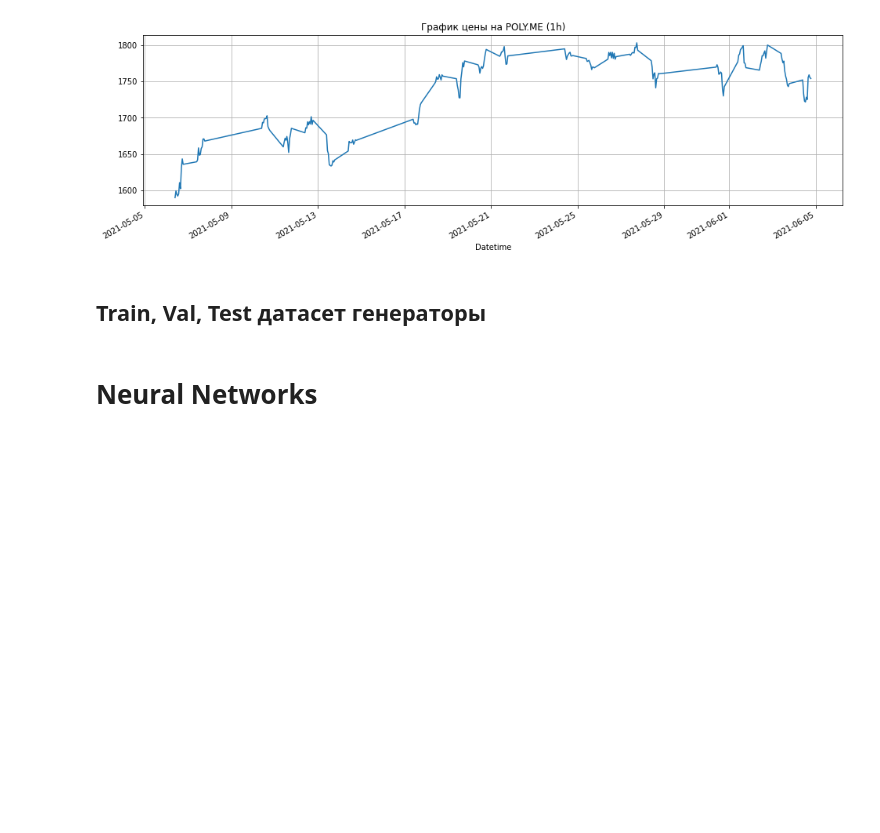
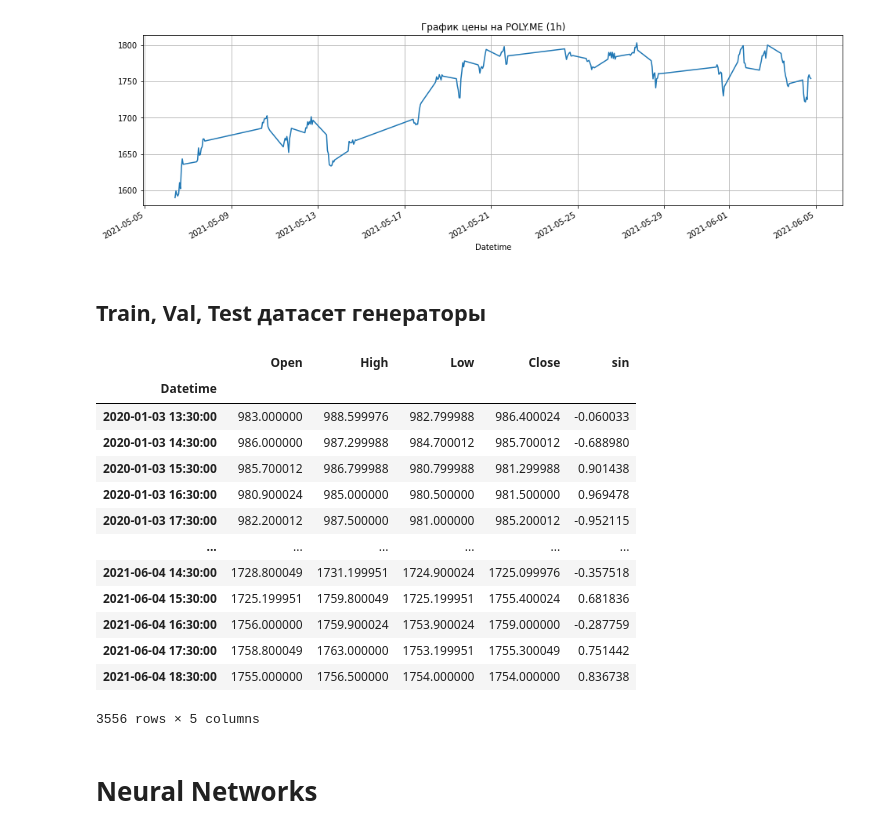
Before and after one commit to ikonushok/AI-Traiding, a Jupyter notebook: The_basics_of_using_NN_in_trading/notebooks/Pivot_points_NN.ipynb, the cells around one changed output. Cells and saved outputs as stored; diff of their text form; code cells hidden in the pictures; blank space fills up the shorter version.

```diff
--- a/The_basics_of_using_NN_in_trading/notebooks/Pivot_points_NN.ipynb
+++ b/The_basics_of_using_NN_in_trading/notebooks/Pivot_points_NN.ipynb
@@ -298,3 +294,20 @@ ensemble = ds.ensemble
+# %%
+ds.data_before_scaling
+# %% [output]
+|  | Open | High | Low | Close | sin |
+| Datetime |  |  |  |  |  |
+| 2020-01-03 13:30:00 | 983.000000 | 988.599976 | 982.799988 | 986.400024 | -0.060033 |
+| 2020-01-03 14:30:00 | 986.000000 | 987.299988 | 984.700012 | 985.700012 | -0.688980 |
+| 2020-01-03 15:30:00 | 985.700012 | 986.799988 | 980.799988 | 981.299988 | 0.901438 |
+| 2020-01-03 16:30:00 | 980.900024 | 985.000000 | 980.500000 | 981.500000 | 0.969478 |
+| 2020-01-03 17:30:00 | 982.200012 | 987.500000 | 981.000000 | 985.200012 | -0.952115 |
+| ... | ... | ... | ... | ... | ... |
+| 2021-06-04 14:30:00 | 1728.800049 | 1731.199951 | 1724.900024 | 1725.099976 | -0.357518 |
+| 2021-06-04 15:30:00 | 1725.199951 | 1759.800049 | 1725.199951 | 1755.400024 | 0.681836 |
+| 2021-06-04 16:30:00 | 1756.000000 | 1759.900024 | 1753.900024 | 1759.000000 | -0.287759 |
+| 2021-06-04 17:30:00 | 1758.800049 | 1763.000000 | 1753.199951 | 1755.300049 | 0.751442 |
+| 2021-06-04 18:30:00 | 1755.000000 | 1756.500000 | 1754.000000 | 1754.000000 | 0.836738 |
+3556 rows × 5 columns
 # %% [markdown]
 # Neural Networks
 # %% [markdown]
```
Also changed, not shown: parts of 12 cells of this notebook.
